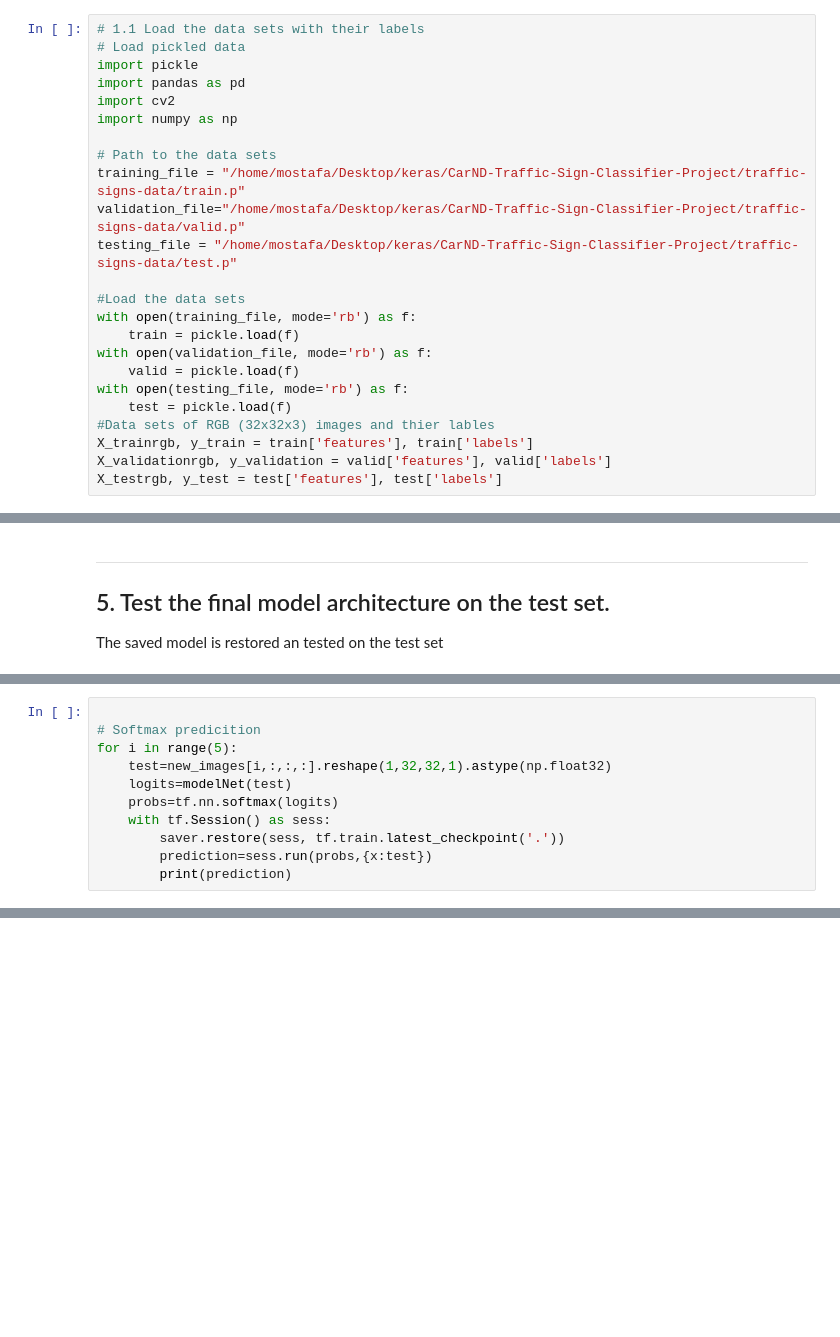
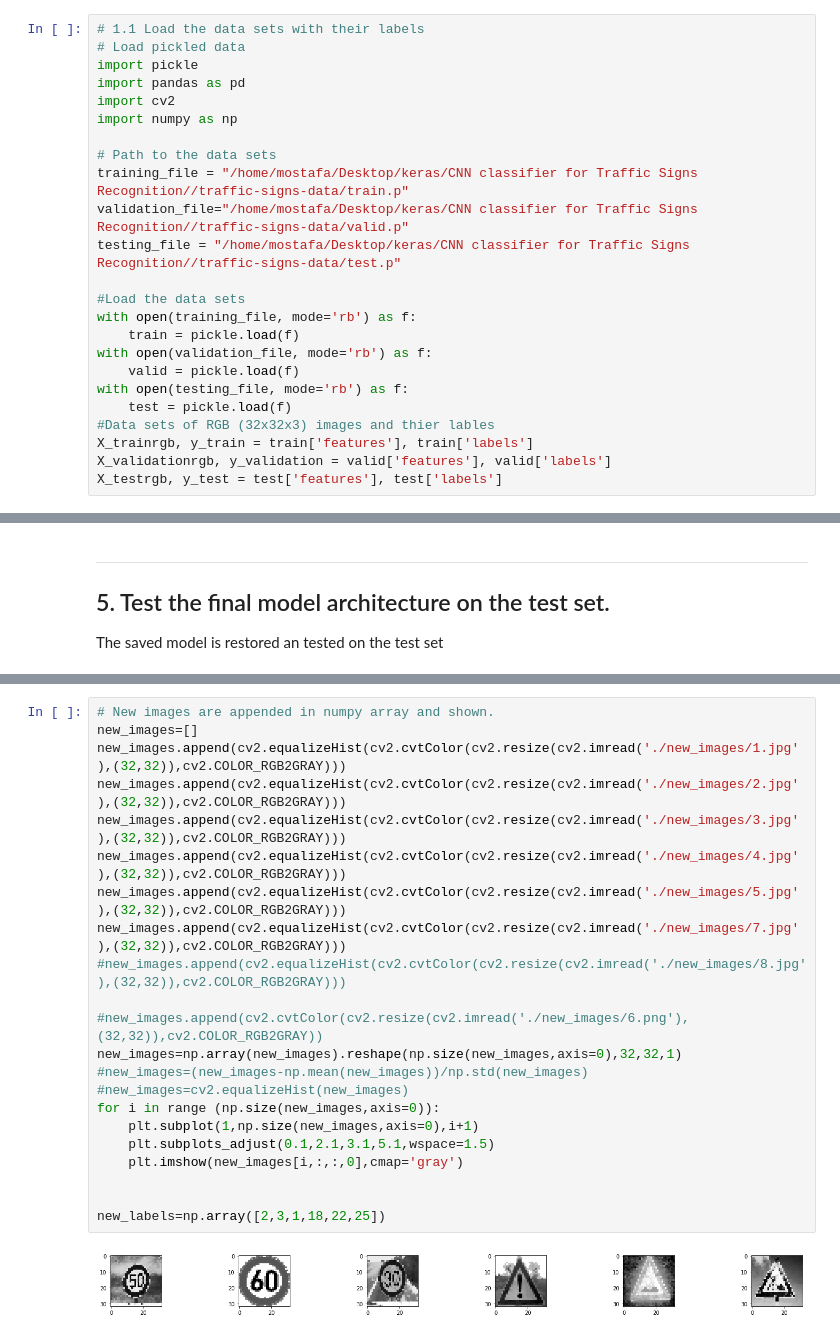
Before and after one commit to Mostafa-Mansour/CNN-Classifier-for-Traffic-Signs-Recognition, a Jupyter notebook: Traffic_Sign_Classifier-.ipynb, the cells around one changed output, grey strips where cells are left out. Cells and saved outputs as stored; diff of their text form; blank space fills up the shorter version.

```diff
--- a/Traffic_Sign_Classifier-.ipynb
+++ b/Traffic_Sign_Classifier-.ipynb
@@ -28,9 +28,9 @@ import cv2
 import numpy as np
 
 # Path to the data sets
-training_file = "/home/mostafa/Desktop/keras/CarND-Traffic-Sign-Classifier-Project/traffic-signs-data/train.p"
-validation_file="/home/mostafa/Desktop/keras/CarND-Traffic-Sign-Classifier-Project/traffic-signs-data/valid.p"
-testing_file = "/home/mostafa/Desktop/keras/CarND-Traffic-Sign-Classifier-Project/traffic-signs-data/test.p"
+training_file = "/home/mostafa/Desktop/keras/CNN classifier for Traffic Signs Recognition//traffic-signs-data/train.p"
+validation_file="/home/mostafa/Desktop/keras/CNN classifier for Traffic Signs Recognition//traffic-signs-data/valid.p"
+testing_file = "/home/mostafa/Desktop/keras/CNN classifier for Traffic Signs Recognition//traffic-signs-data/test.p"
 
 #Load the data sets
 with open(training_file, mode='rb') as f:
@@ -329,11 +320,0 @@ new_images=np.array(new_images).reshape([5,32,32,1])
-# %%
-
-# Softmax predicition
-for i in range(5):
-    test=new_images[i,:,:,:].reshape(1,32,32,1).astype(np.float32)
-    logits=modelNet(test)
-    probs=tf.nn.softmax(logits)
-    with tf.Session() as sess:
-        saver.restore(sess, tf.train.latest_checkpoint('.'))
-        prediction=sess.run(probs,{x:test})
-        print(prediction)
@@ -442,0 +327,24 @@ def outputFeatureMap(image_input, tf_activation, activation_min=-1, activation_m
+# %%
+# New images are appended in numpy array and shown.
+new_images=[]
+new_images.append(cv2.equalizeHist(cv2.cvtColor(cv2.resize(cv2.imread('./new_images/1.jpg'),(32,32)),cv2.COLOR_RGB2GRAY)))
+new_images.append(cv2.equalizeHist(cv2.cvtColor(cv2.resize(cv2.imread('./new_images/2.jpg'),(32,32)),cv2.COLOR_RGB2GRAY)))
+new_images.append(cv2.equalizeHist(cv2.cvtColor(cv2.resize(cv2.imread('./new_images/3.jpg'),(32,32)),cv2.COLOR_RGB2GRAY)))
+new_images.append(cv2.equalizeHist(cv2.cvtColor(cv2.resize(cv2.imread('./new_images/4.jpg'),(32,32)),cv2.COLOR_RGB2GRAY)))
+new_images.append(cv2.equalizeHist(cv2.cvtColor(cv2.resize(cv2.imread('./new_images/5.jpg'),(32,32)),cv2.COLOR_RGB2GRAY)))
+new_images.append(cv2.equalizeHist(cv2.cvtColor(cv2.resize(cv2.imread('./new_images/7.jpg'),(32,32)),cv2.COLOR_RGB2GRAY)))
+#new_images.append(cv2.equalizeHist(cv2.cvtColor(cv2.resize(cv2.imread('./new_images/8.jpg'),(32,32)),cv2.COLOR_RGB2GRAY)))
+
+#new_images.append(cv2.cvtColor(cv2.resize(cv2.imread('./new_images/6.png'),(32,32)),cv2.COLOR_RGB2GRAY))
+new_images=np.array(new_images).reshape(np.size(new_images,axis=0),32,32,1)
+#new_images=(new_images-np.mean(new_images))/np.std(new_images)
+#new_images=cv2.equalizeHist(new_images)
+for i in range (np.size(new_images,axis=0)):
+    plt.subplot(1,np.size(new_images,axis=0),i+1)
+    plt.subplots_adjust(0.1,2.1,3.1,5.1,wspace=1.5)
+    plt.imshow(new_images[i,:,:,0],cmap='gray')
+
+
+new_labels=np.array([2,3,1,18,22,25])
+# %% [output]
+[figure, added]
```
Also changed, not shown: parts of 17 cells of this notebook, 19 other files.
